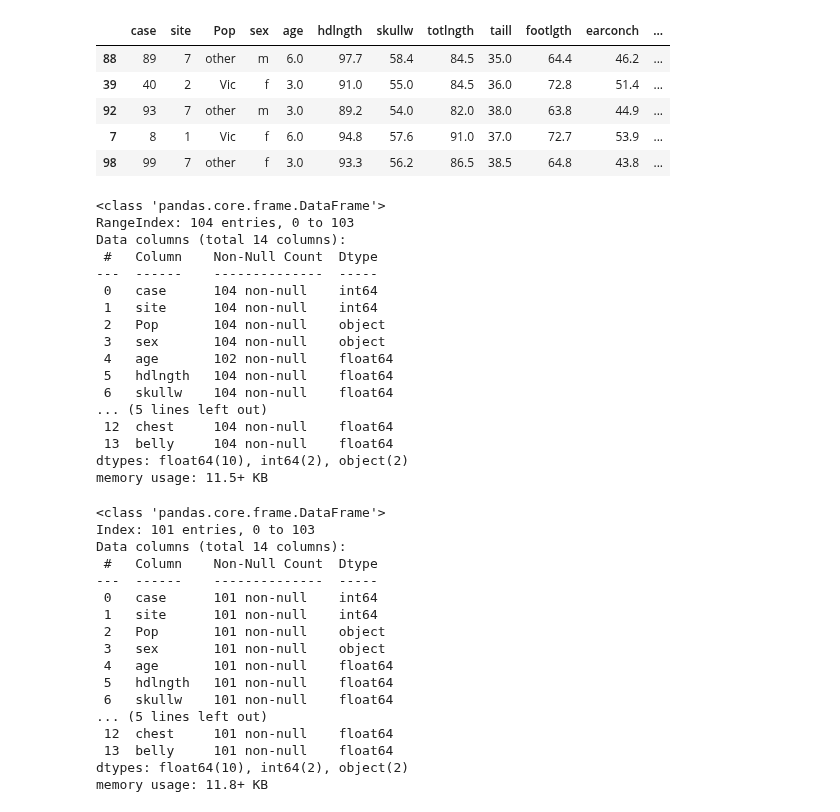
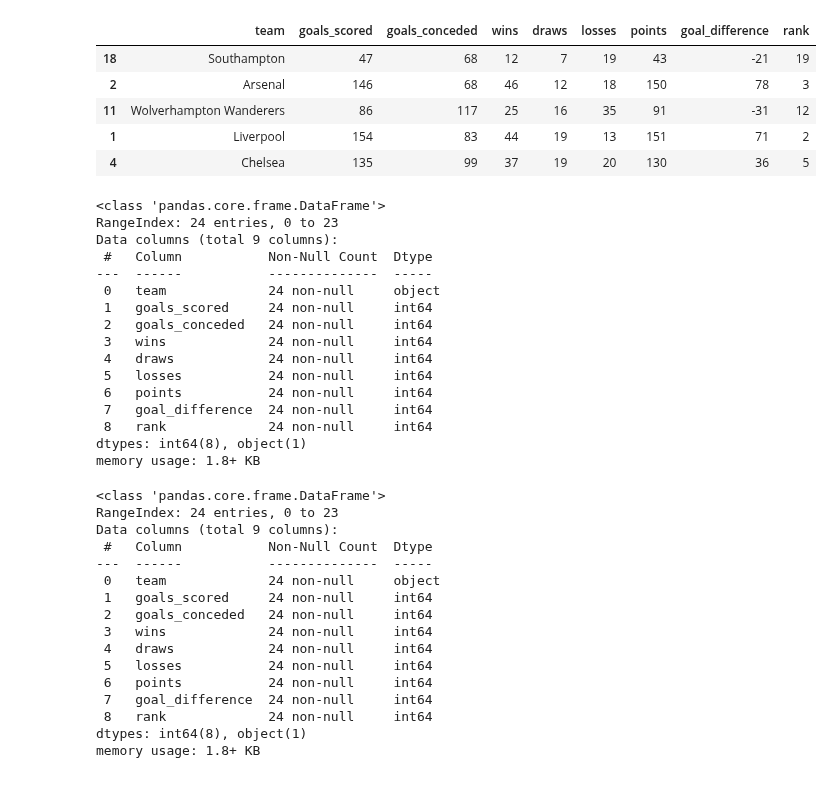
Before and after one commit to KyleKinsella/Data-Science-Machine-Learning-Code, a Jupyter notebook: Random-Forest-Coding/learningRandomForest.ipynb, the cells around one changed output. Cells and saved outputs as stored; diff of their text form; code cells hidden in the pictures.

```diff
--- a/Random-Forest-Coding/learningRandomForest.ipynb
+++ b/Random-Forest-Coding/learningRandomForest.ipynb
@@ -1,54 +1,52 @@
 # %%
 import pandas as pd
 # %%
-df = pd.read_csv("possum.csv")
+df = pd.read_csv("PremierLeagueSeason2024.csv")
 df.sample(5, random_state=44)
 # %% [output]
-|  | case | site | Pop | sex | age | hdlngth | skullw | totlngth | taill | footlgth | earconch | ... |
-| 88 | 89 | 7 | other | m | 6.0 | 97.7 | 58.4 | 84.5 | 35.0 | 64.4 | 46.2 | ... |
-| 39 | 40 | 2 | Vic | f | 3.0 | 91.0 | 55.0 | 84.5 | 36.0 | 72.8 | 51.4 | ... |
-| 92 | 93 | 7 | other | m | 3.0 | 89.2 | 54.0 | 82.0 | 38.0 | 63.8 | 44.9 | ... |
-| 7 | 8 | 1 | Vic | f | 6.0 | 94.8 | 57.6 | 91.0 | 37.0 | 72.7 | 53.9 | ... |
-| 98 | 99 | 7 | other | f | 3.0 | 93.3 | 56.2 | 86.5 | 38.5 | 64.8 | 43.8 | ... |
+|  | team | goals_scored | goals_conceded | wins | draws | losses | points | goal_difference | rank |
+| 18 | Southampton | 47 | 68 | 12 | 7 | 19 | 43 | -21 | 19 |
+| 2 | Arsenal | 146 | 68 | 46 | 12 | 18 | 150 | 78 | 3 |
+| 11 | Wolverhampton Wanderers | 86 | 117 | 25 | 16 | 35 | 91 | -31 | 12 |
+| 1 | Liverpool | 154 | 83 | 44 | 19 | 13 | 151 | 71 | 2 |
+| 4 | Chelsea | 135 | 99 | 37 | 19 | 20 | 130 | 36 | 5 |
 # %%
 df.info()
 # %% [output]
 <class 'pandas.core.frame.DataFrame'>
-RangeIndex: 104 entries, 0 to 103
-Data columns (total 14 columns):
- #   Column    Non-Null Count  Dtype
----  ------    --------------  -----
- 0   case      104 non-null    int64
- 1   site      104 non-null    int64
- 2   Pop       104 non-null    object
- 3   sex       104 non-null    object
- 4   age       102 non-null    float64
- 5   hdlngth   104 non-null    float64
- 6   skullw    104 non-null    float64
-... (5 lines left out)
- 12  chest     104 non-null    float64
- 13  belly     104 non-null    float64
-dtypes: float64(10), int64(2), object(2)
-memory usage: 11.5+ KB
+RangeIndex: 24 entries, 0 to 23
+Data columns (total 9 columns):
+ #   Column           Non-Null Count  Dtype
+---  ------           --------------  -----
+ 0   team             24 non-null     object
+ 1   goals_scored     24 non-null     int64
+ 2   goals_conceded   24 non-null     int64
+ 3   wins             24 non-null     int64
+ 4   draws            24 non-null     int64
+ 5   losses           24 non-null     int64
+ 6   points           24 non-null     int64
+ 7   goal_difference  24 non-null     int64
+ 8   rank             24 non-null     int64
+dtypes: int64(8), object(1)
+memory usage: 1.8+ KB
 # %%
 df = df.dropna()
 # %%
 df.info()
 # %% [output]
 <class 'pandas.core.frame.DataFrame'>
-Index: 101 entries, 0 to 103
-Data columns (total 14 columns):
- #   Column    Non-Null Count  Dtype
----  ------    --------------  -----
- 0   case      101 non-null    int64
- 1   site      101 non-null    int64
- 2   Pop       101 non-null    object
- 3   sex       101 non-null    object
- 4   age       101 non-null    float64
- 5   hdlngth   101 non-null    float64
- 6   skullw    101 non-null    float64
-... (5 lines left out)
- 12  chest     101 non-null    float64
- 13  belly     101 non-null    float64
-dtypes: float64(10), int64(2), object(2)
-memory usage: 11.8+ KB
+RangeIndex: 24 entries, 0 to 23
+Data columns (total 9 columns):
+ #   Column           Non-Null Count  Dtype
+---  ------           --------------  -----
+ 0   team             24 non-null     object
+ 1   goals_scored     24 non-null     int64
+ 2   goals_conceded   24 non-null     int64
+ 3   wins             24 non-null     int64
+ 4   draws            24 non-null     int64
+ 5   losses           24 non-null     int64
+ 6   points           24 non-null     int64
+ 7   goal_difference  24 non-null     int64
+ 8   rank             24 non-null     int64
+dtypes: int64(8), object(1)
+memory usage: 1.8+ KB
```
Also changed, not shown: parts of 17 cells of this notebook, 1 other file.
